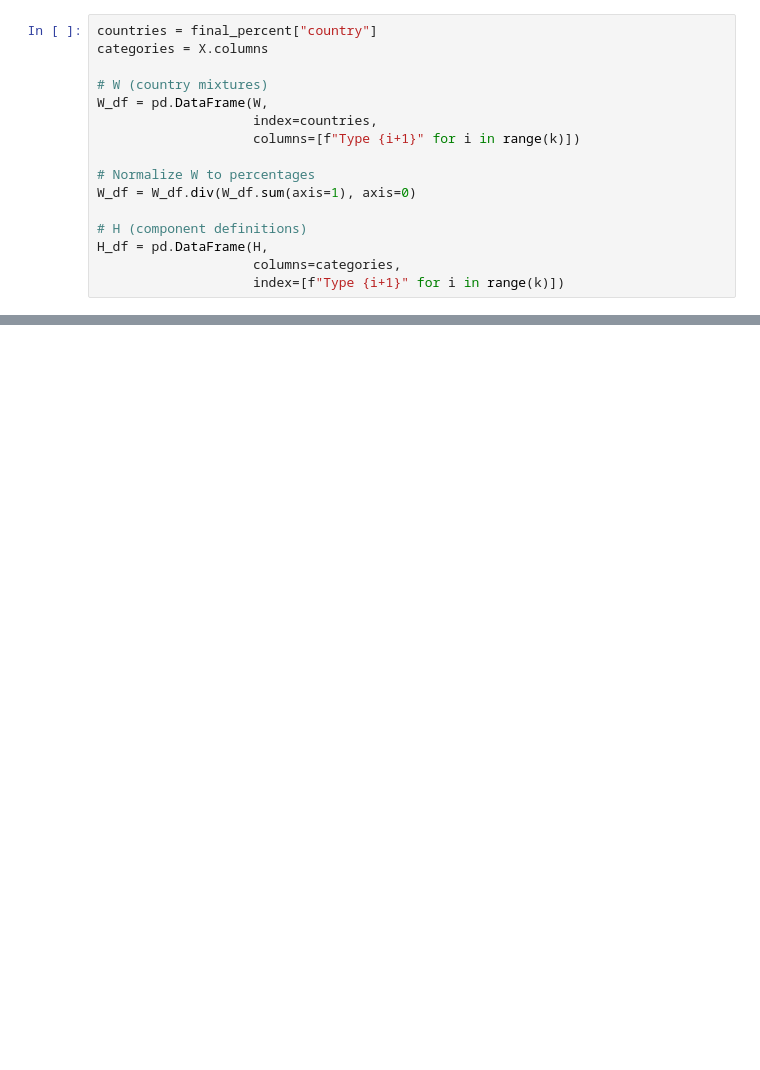
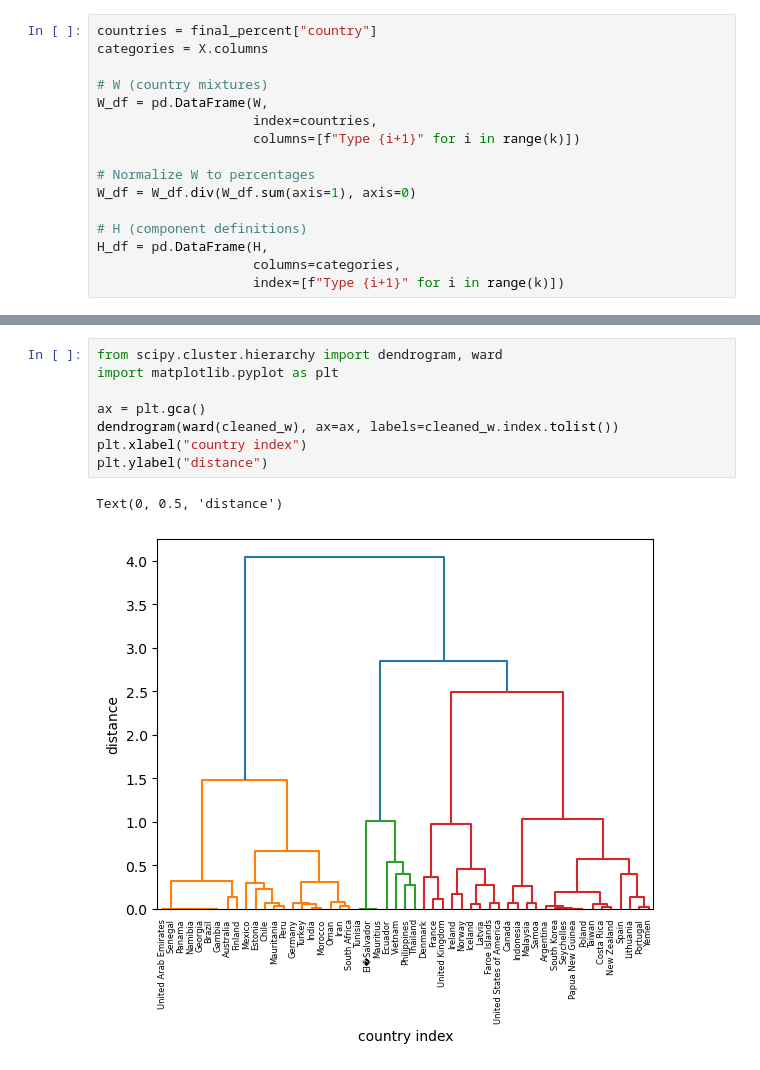
Before and after one commit to SeaAroundUs/end-use-clustering, a Jupyter notebook: src/EC_workbook.ipynb, the cells around one changed output, grey strips where cells are left out. Cells and saved outputs as stored; diff of their text form; blank space fills up the shorter version.

```diff
--- a/src/EC_workbook.ipynb
+++ b/src/EC_workbook.ipynb
@@ -236,0 +291,11 @@ bars
+# %%
+from scipy.cluster.hierarchy import dendrogram, ward
+import matplotlib.pyplot as plt
+
+ax = plt.gca()
+dendrogram(ward(cleaned_w), ax=ax, labels=cleaned_w.index.tolist())
+plt.xlabel("country index")
+plt.ylabel("distance")
+# %% [output]
+Text(0, 0.5, 'distance')
+[figure, added]
```
Also changed, not shown: parts of 14 cells of this notebook, 2 other files.
